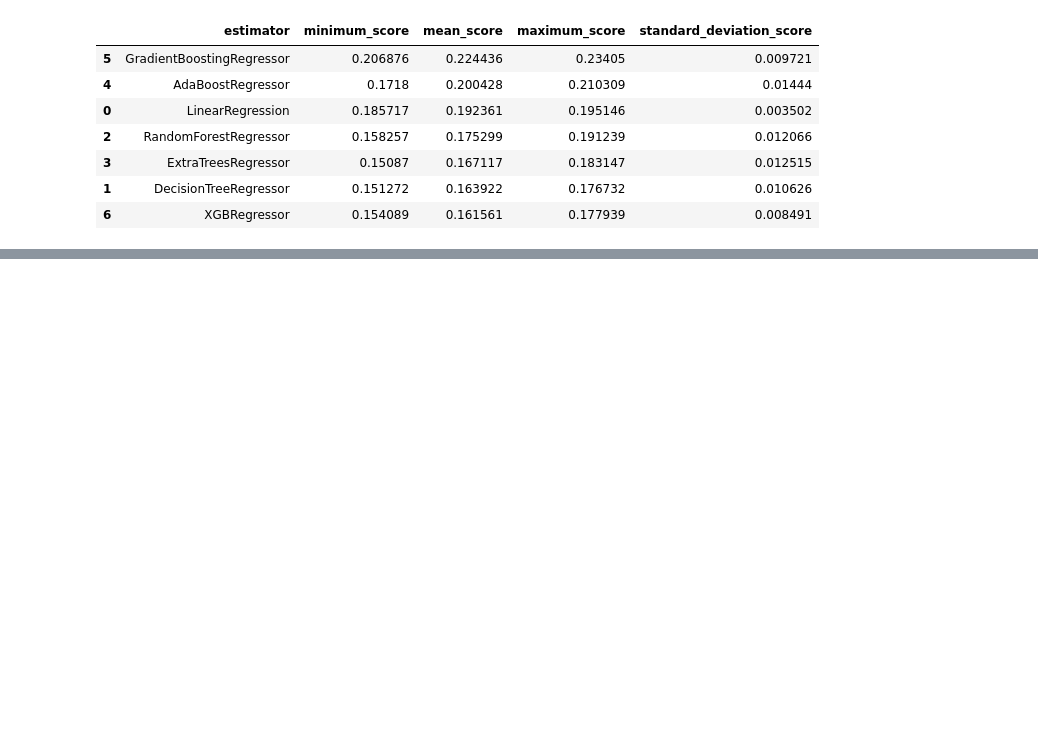
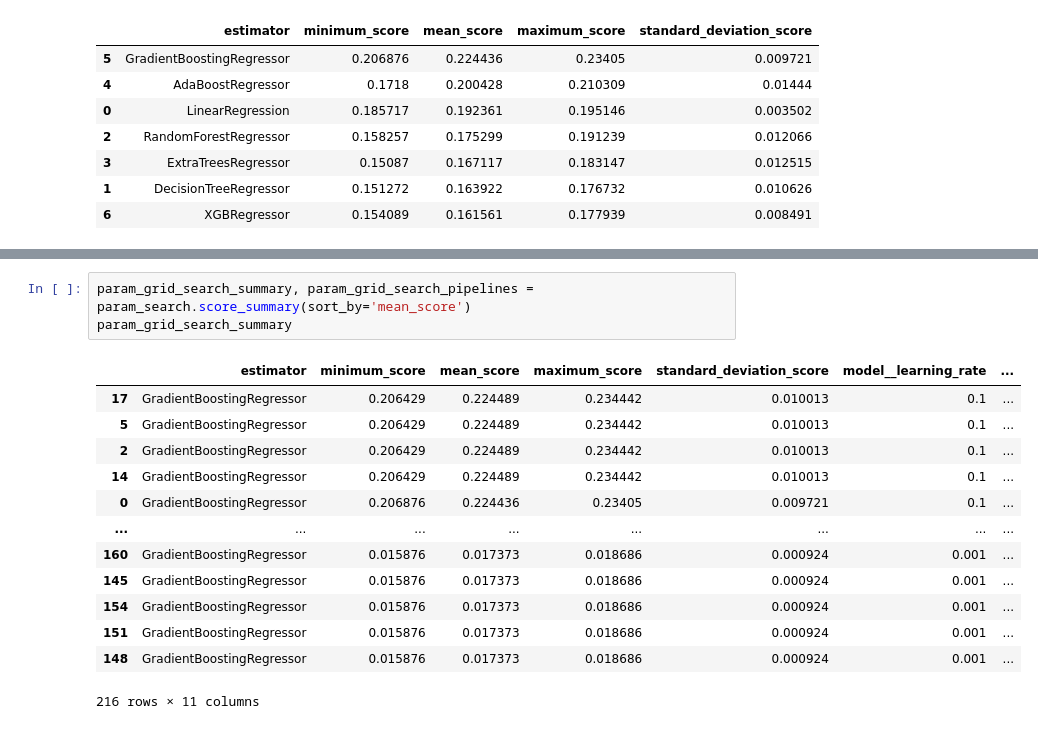
Before and after one commit to A-Hoenig/student-AI, a Jupyter notebook: jupyter_notebooks/Notebook_7_math_model.ipynb, the cells around one changed output, grey strips where cells are left out. Cells and saved outputs as stored; diff of their text form; blank space fills up the shorter version.

```diff
--- a/jupyter_notebooks/Notebook_7_math_model.ipynb
+++ b/jupyter_notebooks/Notebook_7_math_model.ipynb
@@ -275,0 +301,17 @@ Fitting 5 folds for each of 1 candidates, totalling 5 fits
+# %%
+param_grid_search_summary, param_grid_search_pipelines = param_search.score_summary(sort_by='mean_score')
+param_grid_search_summary
+# %% [output]
+|  | estimator | minimum_score | mean_score | maximum_score | standard_deviation_score | model__learning_rate | ... |
+| 17 | GradientBoostingRegressor | 0.206429 | 0.224489 | 0.234442 | 0.010013 | 0.1 | ... |
+| 5 | GradientBoostingRegressor | 0.206429 | 0.224489 | 0.234442 | 0.010013 | 0.1 | ... |
+| 2 | GradientBoostingRegressor | 0.206429 | 0.224489 | 0.234442 | 0.010013 | 0.1 | ... |
+| 14 | GradientBoostingRegressor | 0.206429 | 0.224489 | 0.234442 | 0.010013 | 0.1 | ... |
+| 0 | GradientBoostingRegressor | 0.206876 | 0.224436 | 0.23405 | 0.009721 | 0.1 | ... |
+| ... | ... | ... | ... | ... | ... | ... | ... |
+| 160 | GradientBoostingRegressor | 0.015876 | 0.017373 | 0.018686 | 0.000924 | 0.001 | ... |
+| 145 | GradientBoostingRegressor | 0.015876 | 0.017373 | 0.018686 | 0.000924 | 0.001 | ... |
+| 154 | GradientBoostingRegressor | 0.015876 | 0.017373 | 0.018686 | 0.000924 | 0.001 | ... |
+| 151 | GradientBoostingRegressor | 0.015876 | 0.017373 | 0.018686 | 0.000924 | 0.001 | ... |
+| 148 | GradientBoostingRegressor | 0.015876 | 0.017373 | 0.018686 | 0.000924 | 0.001 | ... |
+216 rows × 11 columns
```
Also changed, not shown: parts of 17 cells of this notebook, 1 other file.
